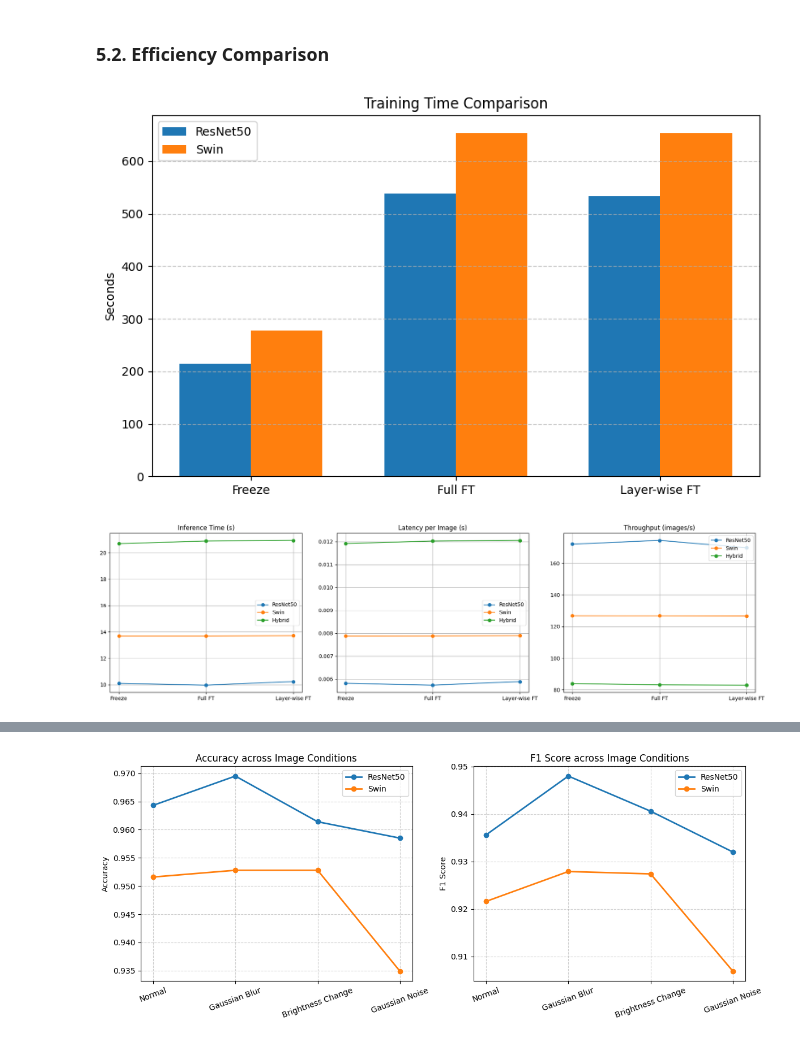
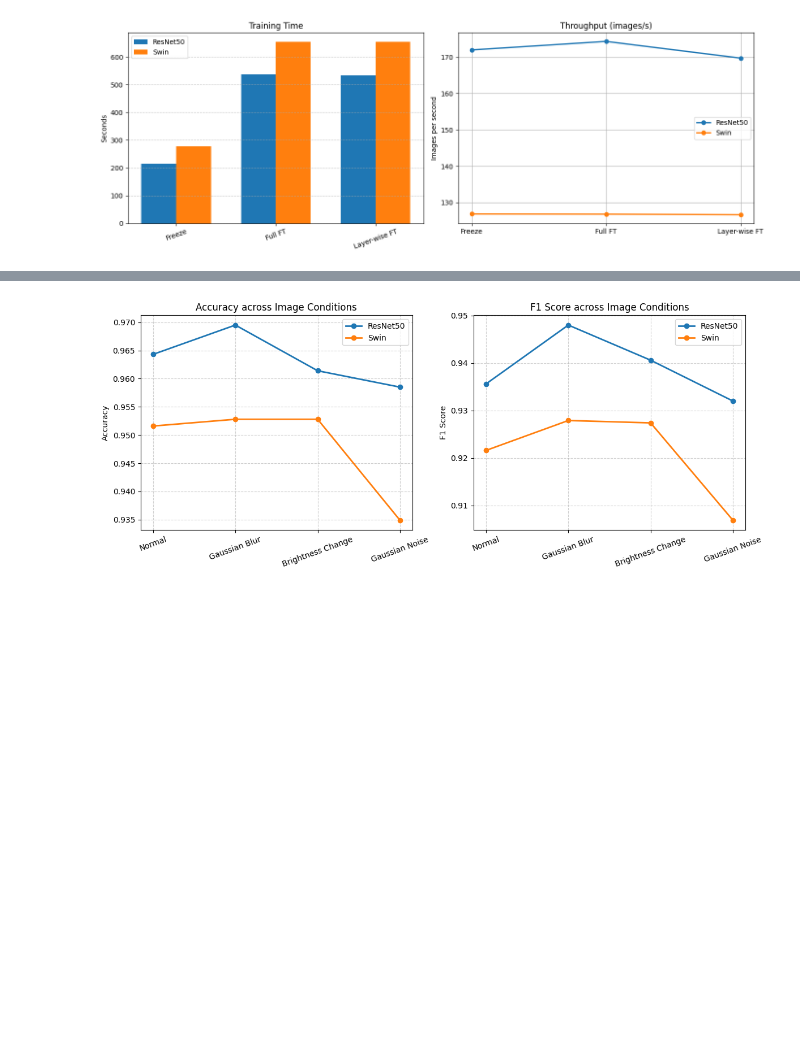
Before and after one commit to trungly-hcmut/CO5085_DeepLearning_CV, a Jupyter notebook: assignment_1/image_classification.ipynb, the cells around one changed output, grey strips where cells are left out. Cells and saved outputs as stored; diff of their text form; code cells hidden in the pictures; blank space fills up the shorter version.

Commit message:
refine content image classification

```diff
--- a/assignment_1/image_classification.ipynb
+++ b/assignment_1/image_classification.ipynb
@@ -677,78 +1133,41 @@ Ngoài ra, chiến lược huấn luyện cũng ảnh hưởng đáng kể đế
-# %% [markdown]
-### **5.2. Efficiency Comparison**
 # %%
 import matplotlib.pyplot as plt
 import numpy as np
 
 # Labels
 methods = ['Freeze', 'Full FT', 'Layer-wise FT']
+x = np.arange(len(methods))
+width = 0.35
 
 # ===== DATA =====
-# Training Time (NO hybrid)
 resnet_train = [214.27, 537.69, 533.41]
 swin_train   = [278.10, 654.22, 654.06]
 
-# Inference Time
-resnet_inf = [10.09, 9.96, 10.23]
-swin_inf   = [13.69, 13.69, 13.71]
-hybrid_inf = [20.69, 20.88, 20.93]
-
-# Latency
-resnet_lat = [0.005814, 0.005736, 0.005891]
-swin_lat   = [0.007883, 0.007887, 0.007897]
-hybrid_lat = [0.011920, 0.012025, 0.012054]
-
-# Throughput
 resnet_thr = [172.01, 174.35, 169.75]
 swin_thr   = [126.85, 126.79, 126.63]
-hybrid_thr = [83.90, 83.16, 82.96]
 
-x = np.arange(len(methods))
-width = 0.35
+# ===== PLOT: 2 plots in 1 row =====
+fig, axs = plt.subplots(1, 2, figsize=(14,5))
 
-# ===== PLOT 1: Training Time =====
-plt.figure(figsize=(8,5))
-plt.bar(x - width/2, resnet_train, width, label='ResNet50')
-plt.bar(x + width/2, swin_train, width, label='Swin')
+# --- Training Time ---
+axs[0].bar(x - width/2, resnet_train, width, label='ResNet50')
+axs[0].bar(x + width/2, swin_train, width, label='Swin')
+axs[0].set_xticks(x)
+axs[0].set_xticklabels(methods, rotation=20)
+axs[0].set_ylabel('Seconds')
+axs[0].set_title('Training Time')
+axs[0].grid(axis='y', linestyle='--', alpha=0.7)
+axs[0].legend()
 
-plt.xticks(x, methods)
-plt.ylabel('Seconds')
-plt.title('Training Time Comparison')
-plt.legend()
-plt.grid(axis='y', linestyle='--', alpha=0.7)
+# --- Throughput ---
+axs[1].plot(methods, resnet_thr, marker='o', linewidth=2, label='ResNet50')
+axs[1].plot(methods, swin_thr, marker='o', linewidth=2, label='Swin')
+axs[1].set_title('Throughput (images/s)')
+axs[1].set_ylabel('Images per second')
+axs[1].grid(True)
+axs[1].legend()
 
 plt.tight_layout()
 plt.show()
-
-# ===== PLOT 2: Inference Efficiency =====
-fig, axs = plt.subplots(1, 3, figsize=(18,5))
-
-# --- Inference Time ---
-axs[0].plot(methods, resnet_inf, marker='o', label='ResNet50')
-axs[0].plot(methods, swin_inf, marker='o', label='Swin')
-axs[0].plot(methods, hybrid_inf, marker='o', label='Hybrid')
-axs[0].set_title('Inference Time (s)')
-axs[0].grid(True)
-
-# --- Latency ---
-axs[1].plot(methods, resnet_lat, marker='o', label='ResNet50')
-axs[1].plot(methods, swin_lat, marker='o', label='Swin')
-axs[1].plot(methods, hybrid_lat, marker='o', label='Hybrid')
-axs[1].set_title('Latency per Image (s)')
-axs[1].grid(True)
-
-# --- Throughput ---
-axs[2].plot(methods, resnet_thr, marker='o', label='ResNet50')
-axs[2].plot(methods, swin_thr, marker='o', label='Swin')
-axs[2].plot(methods, hybrid_thr, marker='o', label='Hybrid')
-axs[2].set_title('Throughput (images/s)')
-axs[2].grid(True)
-
-for ax in axs:
-    ax.legend()
-
-plt.tight_layout()
-plt.show()
 # %% [output]
-[figure, old version]
+[figure, new version]
-[figure, removed]
```
Also changed, not shown: parts of 96 cells of this notebook.
